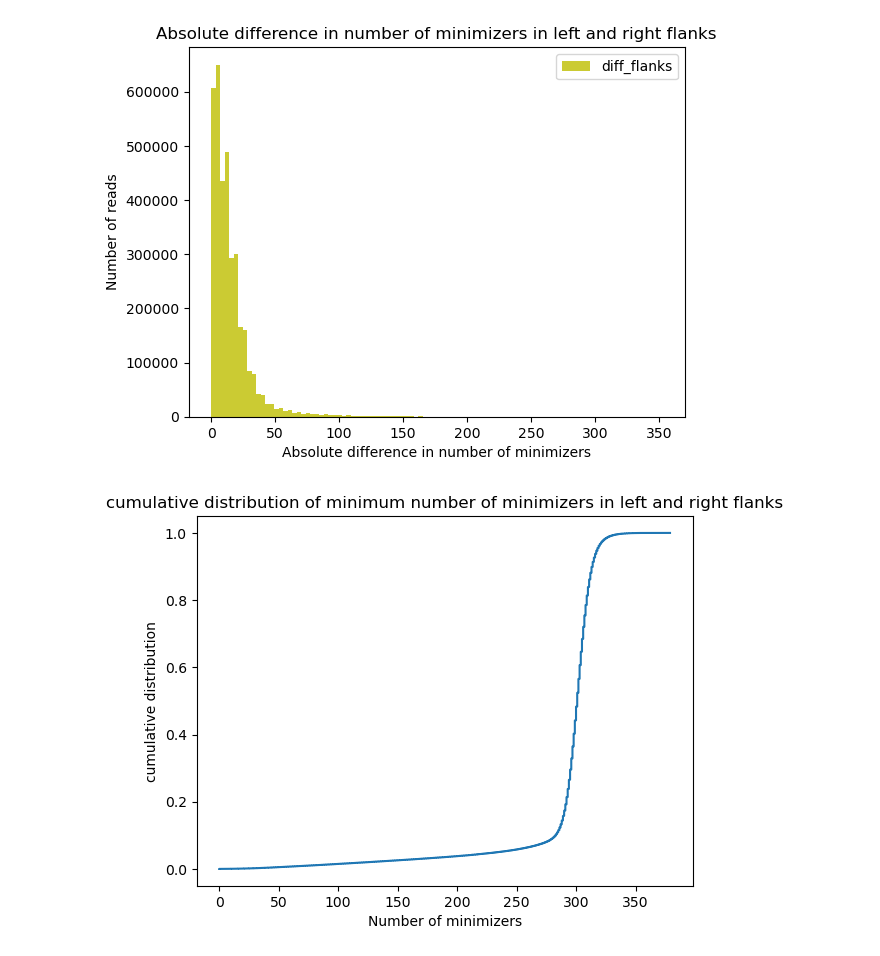
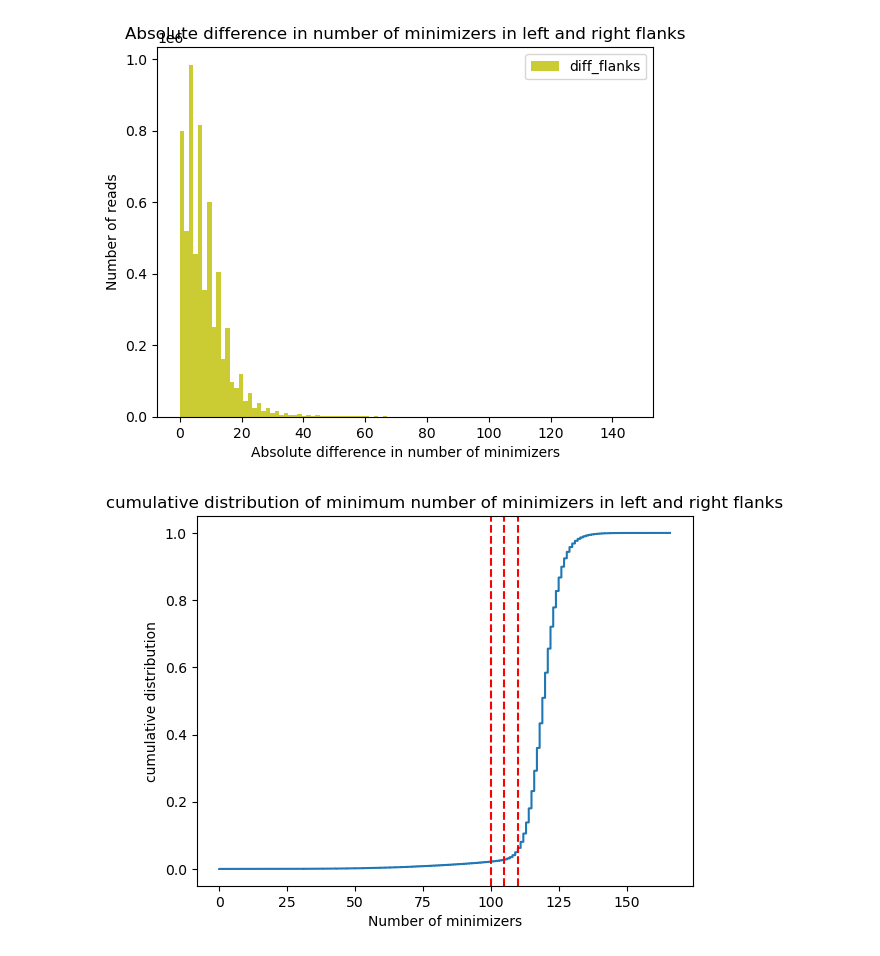
Before and after one commit to aafshinfard/JNP_repo, a Jupyter notebook: daily.ipynb, the cells around one changed output. Saved outputs shown, nothing was run; the diff lists cells and outputs as text; code cells hidden in the pictures.

```diff
--- a/daily.ipynb
+++ b/daily.ipynb
@@ -2476,7 +2476,12 @@ import operator
 
 
 file_dir="/projects/btl_scratch/aafshinfard/projects/physlr-goldrush/paper_experiments/chm13/physlr_rle/default_indexlr--pos/data/"
-file_name = "CHM13.rle.k40-w32.physlr.flanks.tsv"
+file_name = "CHM13.rle.k40-w32.physlr.flanks.fsize2000.tsv"
+
+
+
+file_dir="/projects/btl_scratch/aafshinfard/projects/physlr-goldrush/paper_experiments/hg01243/physlr_rle/default_indexlr--pos/data/"
+file_name ="HG01243.rle.k40-w32.physlr--pos.flanks.fsize2000.tsv"
 file=file_dir+file_name
 
 
@@ -2521,9 +2526,11 @@ print("mean of min_flanks: ", np.mean(min_flanks))
 print("median of min_flanks: ", np.median(min_flanks))
 print("std of min_flanks: ", np.std(min_flanks))
 # print how many are below 200, 250 and 270
-print("below 200: ", len([x for x in min_flanks if x < 200]))
-print("below 250: ", len([x for x in min_flanks if x < 250]))
-print("below 270: ", len([x for x in min_flanks if x < 270]))
+print("below 100: ", len([x for x in min_flanks if x < 100]))
+print("below 105: ", len([x for x in min_flanks if x < 105]))
+print("below 110: ", len([x for x in min_flanks if x < 110]))
+print("below 150: ", len([x for x in min_flanks if x < 150]))
+print("below 170: ", len([x for x in min_flanks if x < 170]))
 # total number of reads
 print("total number of reads: ", len(min_flanks))
 
@@ -2543,18 +2550,71 @@ plt.plot(min_flanks, np.linspace(0, 1, len(min_flanks), endpoint=False))
 plt.xlabel("Number of minimizers")
 plt.ylabel("cumulative distribution")
 plt.title("cumulative distribution of minimum number of minimizers in left and right flanks")
+# plot a vertical line at x=100 another at x=105 and another at x=110
+plt.axvline(x=100, color='r', linestyle='--')
+plt.axvline(x=105, color='r', linestyle='--')
+plt.axvline(x=110, color='r', linestyle='--')
 plt.show()
 
 # print name of reads with minimum number of minimizers in the flanks below 250 in a file with prefix min_flanks_below_250.tsv
 # find the reads with minimum number of minimizers in the flanks below 250
-min_flanks_below_250 = [x for x in data_int if min(x[1], x[2]) < 250]
-min_flanks_below_270 = [x for x in data_int if min(x[1], x[2]) < 270]
+min_flanks_below_100 = [x for x in data_int if min(x[1], x[2]) < 100]
+min_flanks_below_105 = [x for x in data_int if min(x[1], x[2]) < 105]
+min_flanks_below_110 = [x for x in data_int if min(x[1], x[2]) < 110]
 # write the read names to a file, in the same directory
 
-outfile = file_dir + file_name + "_min_flanks_below_250.tsv"
+# outfile = file_dir + file_name + "_min_flanks_below_100.tsv"
+# with open(outfile, 'w') as file:
+#     for x in min_flanks_below_100:
+#         file.write(x[0] + "\n")
+
+# outfile = file_dir + file_name + "_min_flanks_below_105.tsv"
+# with open(outfile, 'w') as file:
+#     for x in min_flanks_below_105:
+#         file.write(x[0] + "\n")
+
+# outfile = file_dir + file_name + "_min_flanks_below_110.tsv"
+# with open(outfile, 'w') as file:
+#     for x in min_flanks_below_110:
+#         file.write(x[0] + "\n")
+
+
+
+# write all read names in data_int to a file
+outfile = file_dir + file_name + "_all-readnames.tsv"
 with open(outfile, 'w') as file:
-    for x in min_flanks_below_250:
+    for x in data_int:
         file.write(x[0] + "\n")
+
+#
+min_flanks_over_100 = [x for x in data_int if min(x[1], x[2]) >= 100]
+# print size of min_flanks_over_100
+print("size of min_flanks_over_100: ", len(min_flanks_over_100))
+# print read names of reads with minimum number of minimizers in the flanks over 110 in outfile
+outfile = file_dir + file_name + "_min_flanks_over_100-readnames.tsv"
+with open(outfile, 'w') as file:
+    for x in min_flanks_over_100:
+        file.write(x[0] + "\n")
+
+min_flanks_over_105 = [x for x in data_int if min(x[1], x[2]) >= 105]
+# print size of min_flanks_over_105
+print("size of min_flanks_over_105: ", len(min_flanks_over_105))
+# print read names of reads with minimum number of minimizers in the flanks over 105 in outfile
+outfile = file_dir + file_name + "_min_flanks_over_105-readnames.tsv"
+with open(outfile, 'w') as file:
+    for x in min_flanks_over_105:
+        file.write(x[0] + "\n")
+
+print("FINISHED")
+
+# min_flanks_over_110 = [x for x in data_int if min(x[1], x[2]) >= 110]
+# # print size of min_flanks_over_110
+# print("size of min_flanks_over_110: ", len(min_flanks_over_110))
+# # print read names of reads with minimum number of minimizers in the flanks over 110 in outfile
+# outfile = file_dir + file_name + "_min_flanks_over_110-readnames.tsv"
+# with open(outfile, 'w') as file:
+#     for x in min_flanks_over_110:
+#         file.write(x[0] + "\n")
 
 # outfile = file_dir + file_name + "_min_flanks_below_270.tsv"
 # with open(outfile, 'w') as file:
@@ -2575,2 +2637,2 @@ total number of reads:  3527427
-[figure, old version]
+[figure, new version]
-[figure, old version]
+[figure, new version]
```
Also changed, not shown: parts of 1 cell of this notebook.
